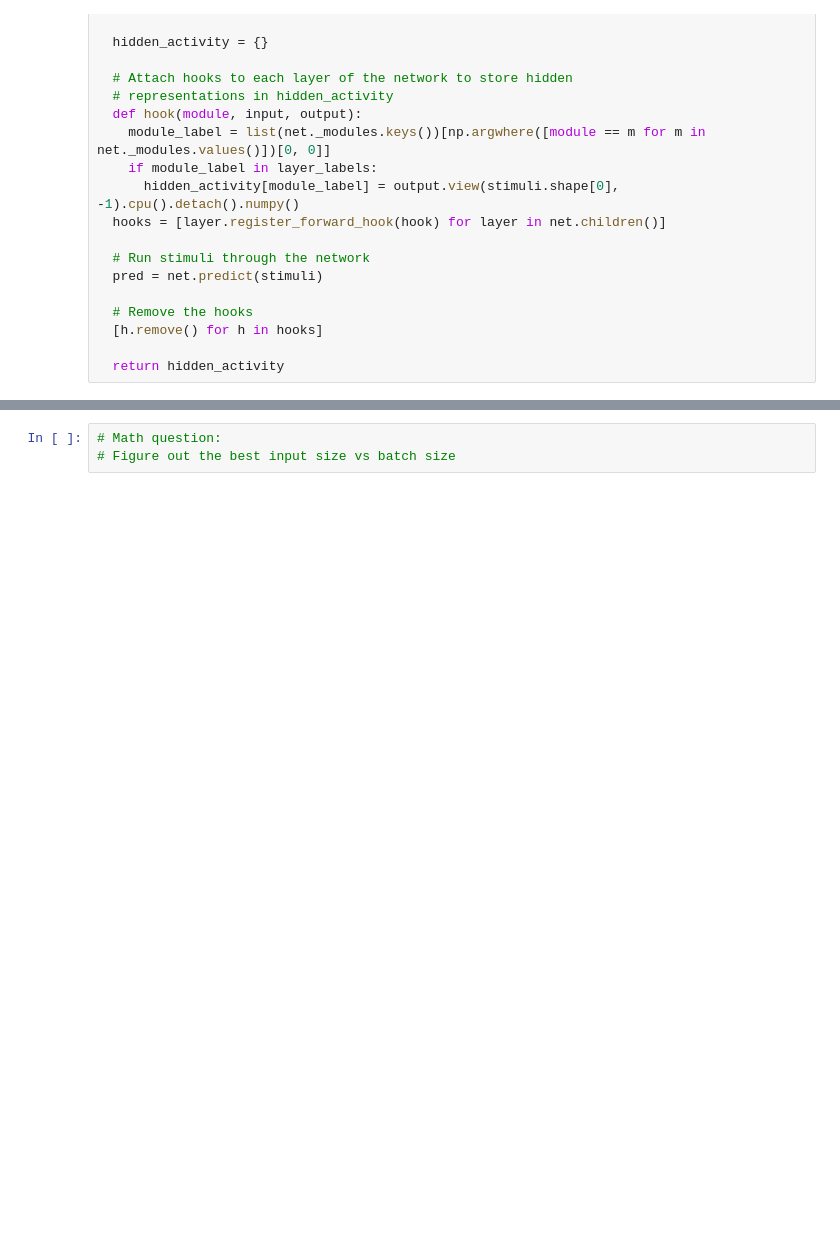
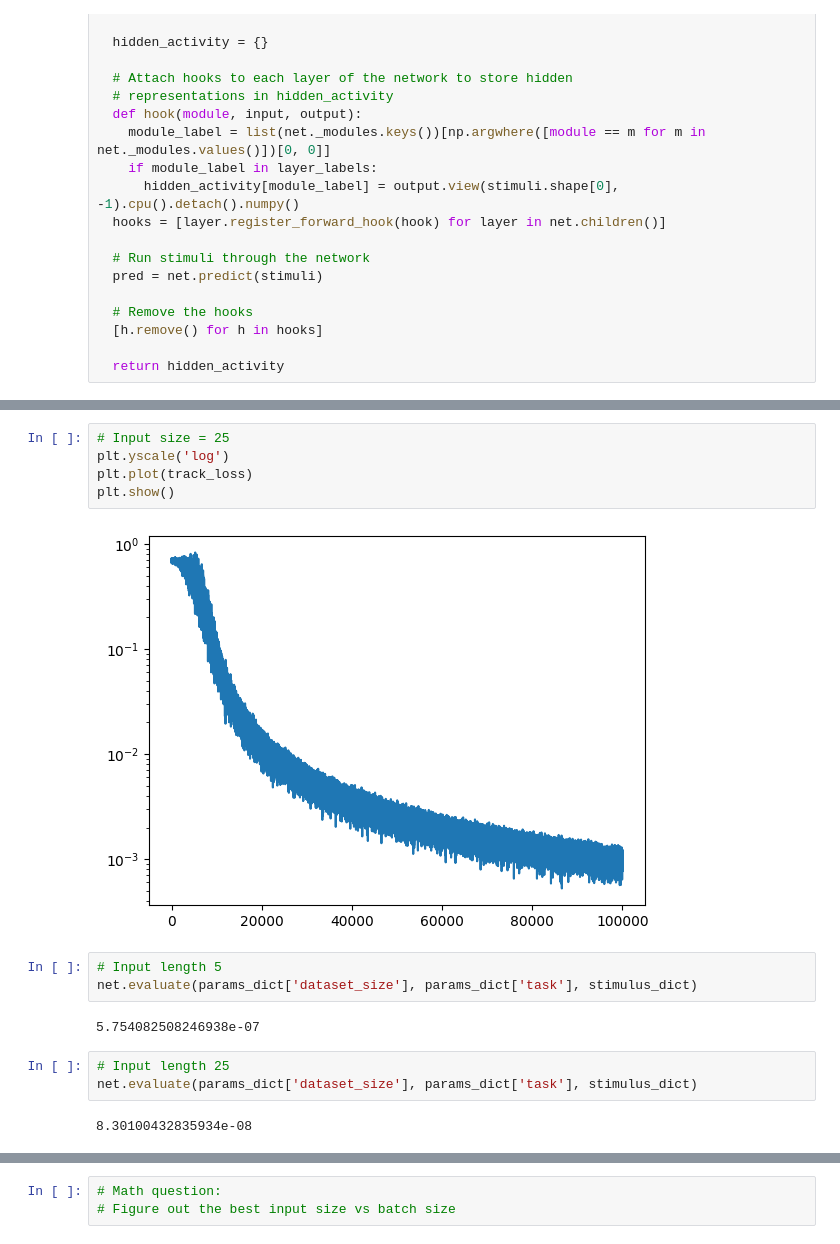
Before and after one commit to Xemin0/NeuroAIProj_Abstract, a Jupyter notebook: NMA_NeuroAI.ipynb, the cells around one changed output, grey strips where cells are left out. Cells and saved outputs as stored; diff of their text form; blank space fills up the shorter version.

```diff
--- a/NMA_NeuroAI.ipynb
+++ b/NMA_NeuroAI.ipynb
@@ -208,0 +370,17 @@ def train_loop(net, **params_dict, response_dict=False):
+# %%
+# Input size = 25
+plt.yscale('log')
+plt.plot(track_loss)
+plt.show()
+# %% [output]
+[figure, added]
+# %%
+# Input length 5
+net.evaluate(params_dict['dataset_size'], params_dict['task'], stimulus_dict)
+# %% [output]
+5.754082508246938e-07
+# %%
+# Input length 25
+net.evaluate(params_dict['dataset_size'], params_dict['task'], stimulus_dict)
+# %% [output]
+8.30100432835934e-08
```
Also changed, not shown: parts of 18 cells of this notebook, 1 other file.
